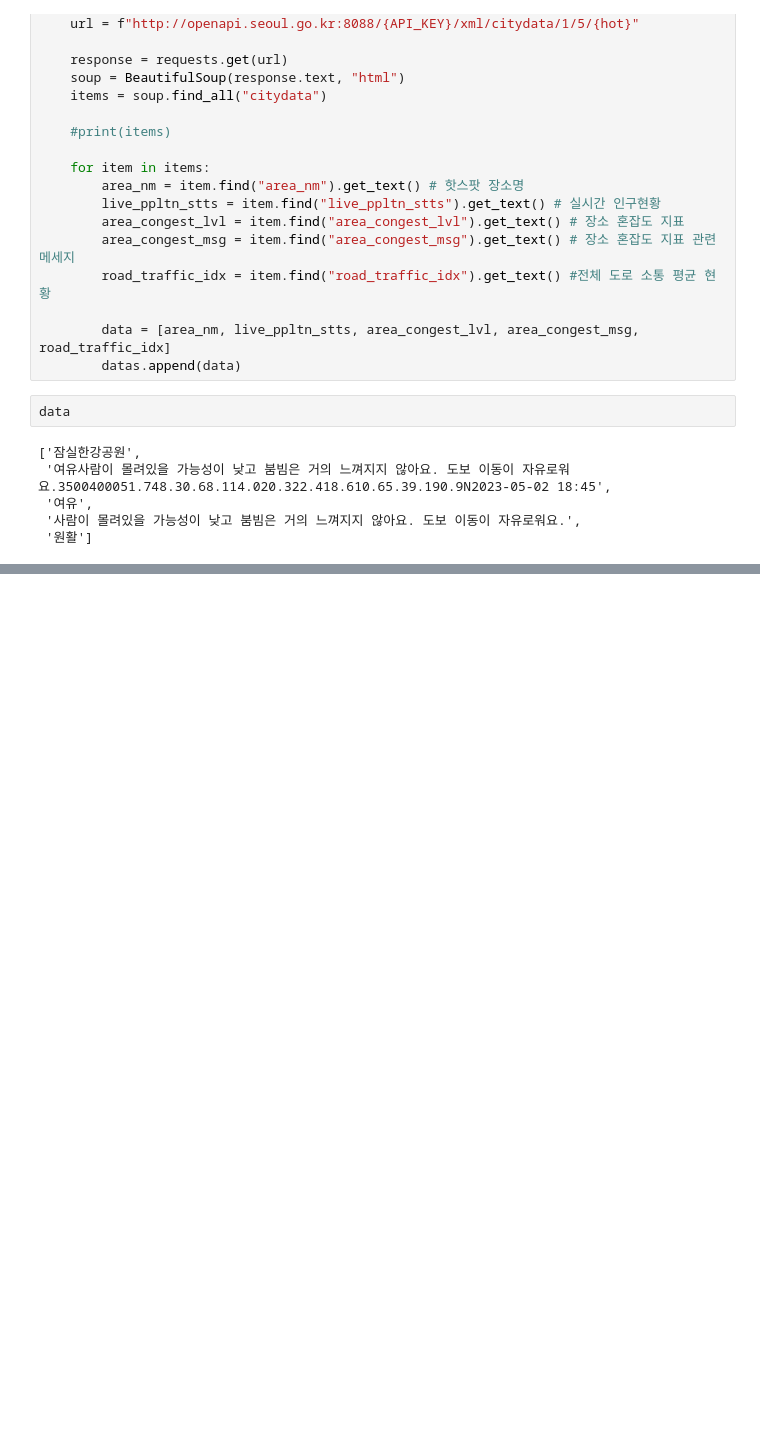
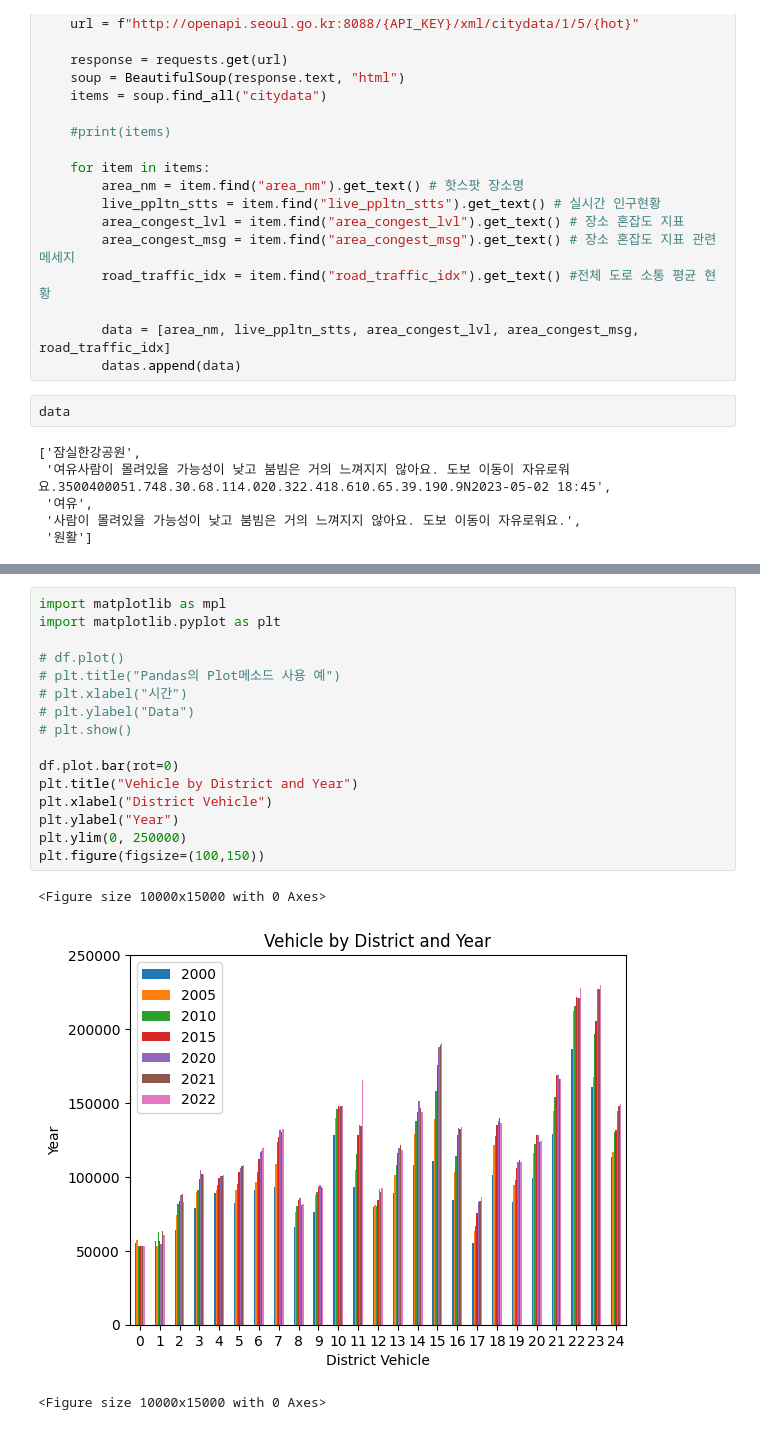
Before and after one commit to kscold/GitHub-workspace, a Jupyter notebook: bigdata_class/팀프로젝트 개발/test.ipynb, the cells around one changed output, grey strips where cells are left out. Saved outputs shown, nothing was run; the diff lists cells and outputs as text; blank space fills up the shorter version.

```diff
--- a/bigdata_class/팀프로젝트 개발/test.ipynb
+++ b/bigdata_class/팀프로젝트 개발/test.ipynb
@@ -43,0 +99,20 @@ data
+# %%
+import matplotlib as mpl
+import matplotlib.pyplot as plt
+
+# df.plot()
+# plt.title("Pandas의 Plot메소드 사용 예")
+# plt.xlabel("시간")
+# plt.ylabel("Data")
+# plt.show()
+
+df.plot.bar(rot=0)
+plt.title("Vehicle by District and Year")
+plt.xlabel("District Vehicle")
+plt.ylabel("Year")
+plt.ylim(0, 250000)
+plt.figure(figsize=(100,150))
+# %% [output]
+<Figure size 10000x15000 with 0 Axes>
+[figure, added]
+<Figure size 10000x15000 with 0 Axes>
```
Also changed, not shown: parts of 4 cells of this notebook, 4 other files.
